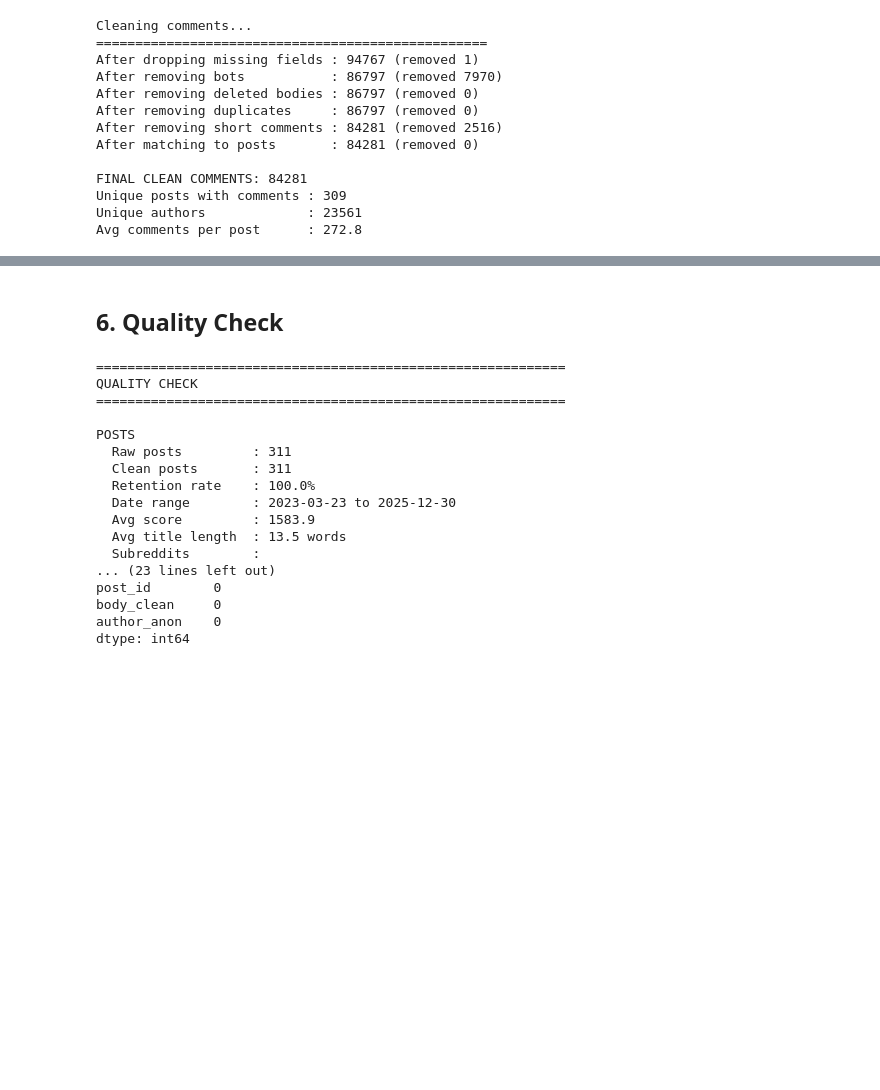
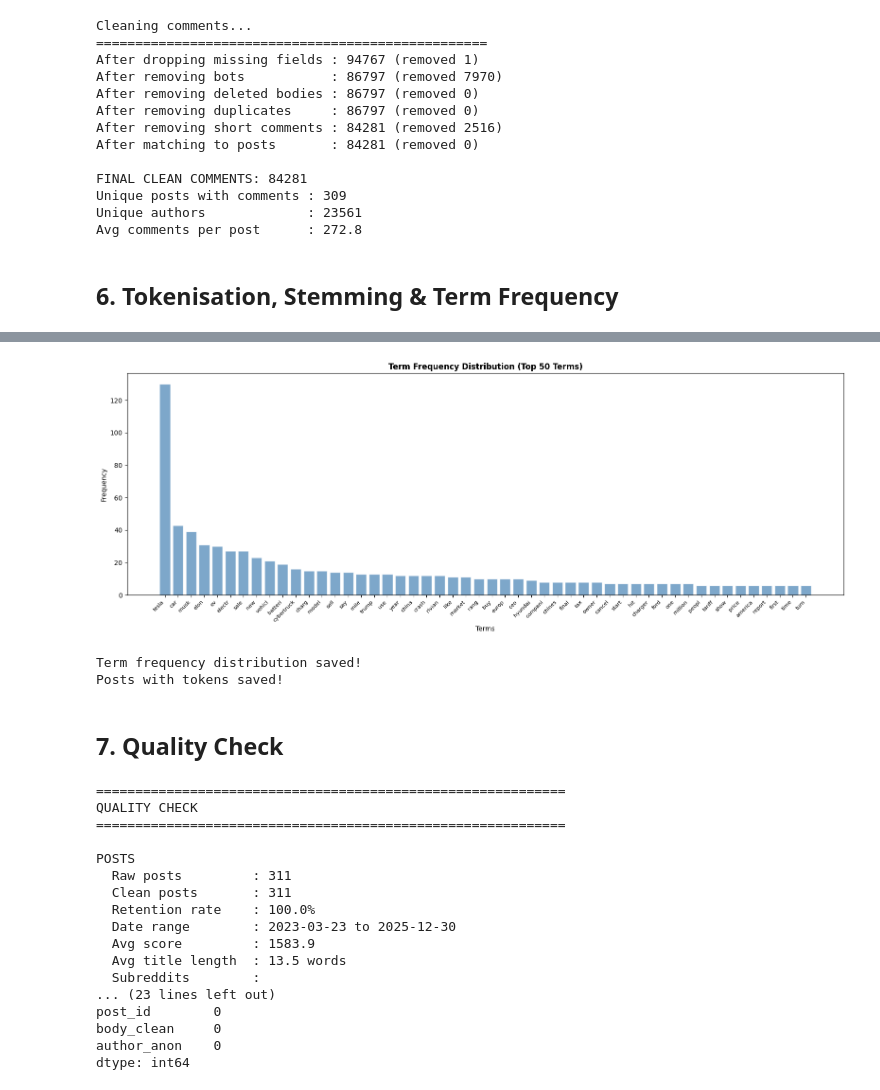
Before and after one commit to Ansh2502/SMNA2026-Assignment2, a Jupyter notebook: notebooks/02_data_preprocessing-2.ipynb, the cells around one changed output, grey strips where cells are left out. Drawn from its saved outputs; the diff is of its cells as text; code cells hidden in the pictures; blank space fills up the shorter version.

```diff
--- a/notebooks/02_data_preprocessing-2.ipynb
+++ b/notebooks/02_data_preprocessing-2.ipynb
@@ -264,3 +264,73 @@ FINAL CLEAN COMMENTS: 84281
 Unique posts with comments : 309
 Unique authors             : 23561
 Avg comments per post      : 272.8
+# %% [markdown]
+## 6. Tokenisation, Stemming & Term Frequency
+# %%
+import nltk
+from nltk.stem import PorterStemmer
+from nltk.tokenize import word_tokenize
+from collections import Counter
+
+nltk.download('punkt',      quiet=True)
+nltk.download('punkt_tab',  quiet=True)
+nltk.download('stopwords',  quiet=True)
+from nltk.corpus import stopwords
+
+# Setup
+stemmer        = PorterStemmer()
+stopwords_list = stopwords.words('english') + [
+    'rt', 'via', 'http', 'https', 'www',
+    'reddit', 'deleted', 'removed', 'amp',
+    'would', 'could', 'also', 'get', 'got'
+]
+
+
+def tokenise_and_stem(text):
+    """Tokenise, remove stopwords and stem text."""
+    if not isinstance(text, str):
+        return []
+    tokens = word_tokenize(text.lower())
+    return [
+        stemmer.stem(tok)
+        for tok in tokens
+        if tok.isalpha()
+        and tok not in stopwords_list
+        and len(tok) > 2
+    ]
+
+
+# Apply to posts
+posts_clean['tokens'] = posts_clean['title_clean'].apply(tokenise_and_stem)
+print('Tokenisation and stemming complete!')
+print(f'Sample tokens: {posts_clean["tokens"].iloc[0][:10]}')
+
+# Term frequency distribution
+all_tokens   = [tok for tokens in posts_clean['tokens'] for tok in tokens]
+term_freq    = Counter(all_tokens)
+top_50_terms = term_freq.most_common(50)
+
+print(f'\nTop 20 most frequent terms:')
+for term, freq in top_50_terms[:20]:
+    print(f'  {term:<20}: {freq}')
+
+# Plot with term names on x-axis
+terms       = [t for t, _ in top_50_terms]
+freq_values = [f for _, f in top_50_terms]
+
+plt.figure(figsize=(16, 6))
+plt.bar(range(len(freq_values)), freq_values,
+        color='steelblue', alpha=0.7, edgecolor='white')
+plt.xticks(range(len(terms)), terms, rotation=45, ha='right', fontsize=8)
+plt.title('Term Frequency Distribution (Top 50 Terms)', fontweight='bold')
+plt.xlabel('Terms')
+plt.ylabel('Frequency')
+plt.tight_layout()
+plt.savefig('../reports/figures/term_frequency_distribution.png', dpi=150)
+plt.show()
+print('Term frequency distribution saved!')
+
+# Save updated posts with tokens
+posts_clean.to_csv('../data/processed/posts_clean.csv', index=False)
+print('Posts with tokens saved!')
+# %% [output]
@@ -267,5 +354,8 @@ Avg comments per post      : 272.8
+[figure, added]
+Term frequency distribution saved!
+Posts with tokens saved!
 # %% [markdown]
-## 6. Quality Check
+## 7. Quality Check
 # %%
 print('=' * 60)
 print('QUALITY CHECK')
```
Also changed, not shown: parts of 4 cells of this notebook, 7 other files.
